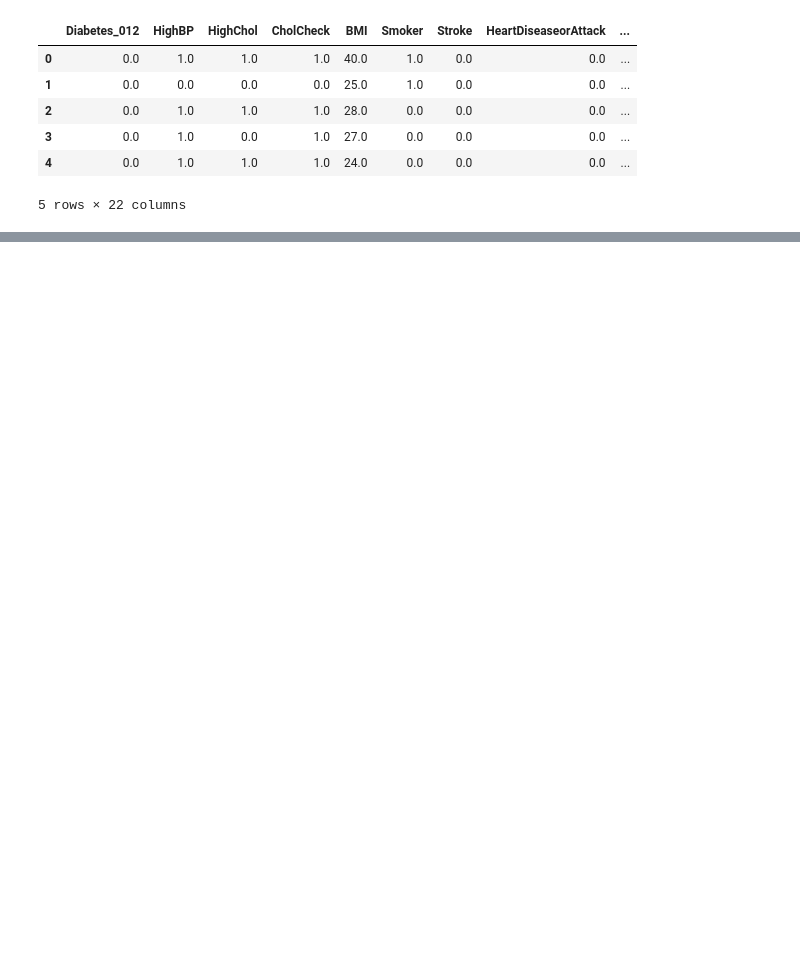
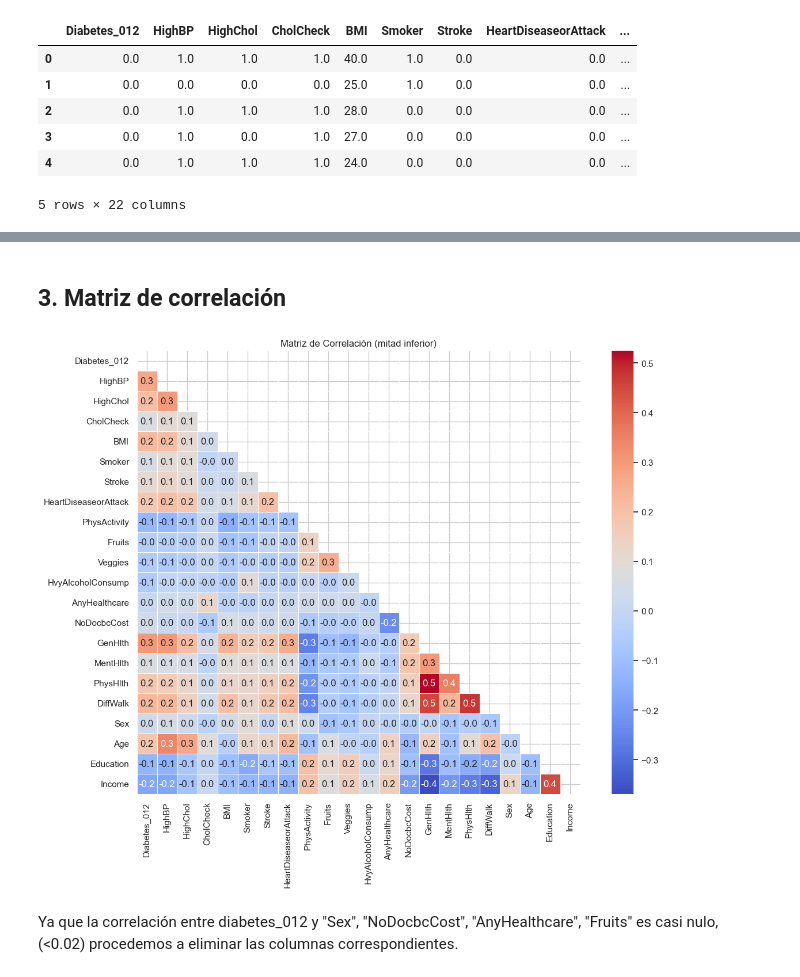
Before and after one commit to Bootcamp-IA-P4/multiclase-classifier_e2, a Jupyter notebook: docs/eda.ipynb, the cells around one changed output, grey strips where cells are left out. Saved outputs shown, nothing was run; the diff lists cells and outputs as text; code cells hidden in the pictures; blank space fills up the shorter version.

```diff
--- a/docs/eda.ipynb
+++ b/docs/eda.ipynb
@@ -16,0 +72,20 @@ df.head()
+# %% [markdown]
+## 3. Matriz de correlación
+# %%
+import numpy as np
+
+# Calcular la matriz de correlación
+corr = df.corr(numeric_only=True)
+
+# Crear una máscara para ocultar la mitad superior
+mask = np.triu(np.ones_like(corr, dtype=bool))
+
+# Dibujar el mapa de calor
+plt.figure(figsize=(14, 10))
+sns.heatmap(corr, mask=mask, cmap='coolwarm', annot=True, fmt=".1f", linewidths=0.5, square=True)
+plt.title('Matriz de Correlación (mitad inferior)')
+plt.show()
+# %% [output]
+[figure, added]
+# %% [markdown]
+Ya que la correlación entre diabetes_012 y "Sex", "NoDocbcCost", "AnyHealthcare", "Fruits" es casi nulo, (<0.02) procedemos a eliminar las columnas correspondientes.
```
Also changed, not shown: parts of 8 cells of this notebook.
